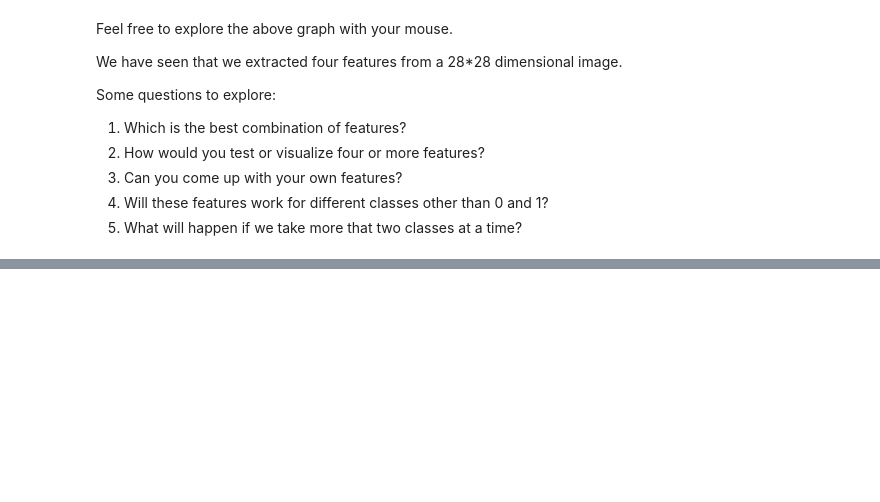
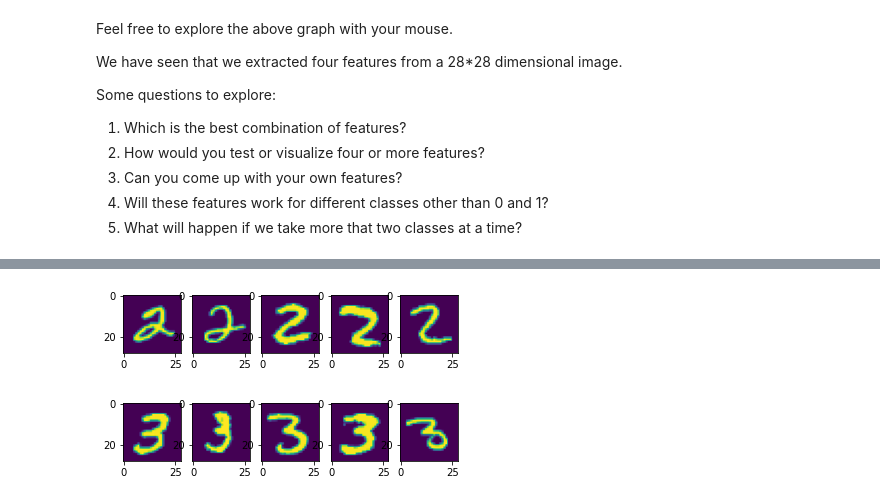
Before and after one commit to shrestha001/fmml2021, a Jupyter notebook: Lab1_Features.ipynb, the cells around one changed output, grey strips where cells are left out. Cells and saved outputs as stored; diff of their text form; code cells hidden in the pictures; blank space fills up the shorter version.

```diff
--- a/Lab1_Features.ipynb
+++ b/Lab1_Features.ipynb
@@ -508,0 +521,16 @@ Some questions to explore:
+# %%
+#4
+no2 = train_X[train_y==2,:,:]
+no3 = train_X[train_y==3,:,:]
+# %%
+for ii in range(5):
+  plt.subplot(1, 5, ii+1)
+  plt.imshow(no2[ii,:,:])
+plt.show()
+for ii in range(5):
+  plt.subplot(1, 5, ii+1)
+  plt.imshow(no3[ii,:,:])
+plt.show()
+# %% [output]
+[figure, added]
+[figure, added]
```
Also changed, not shown: parts of 16 cells of this notebook.
